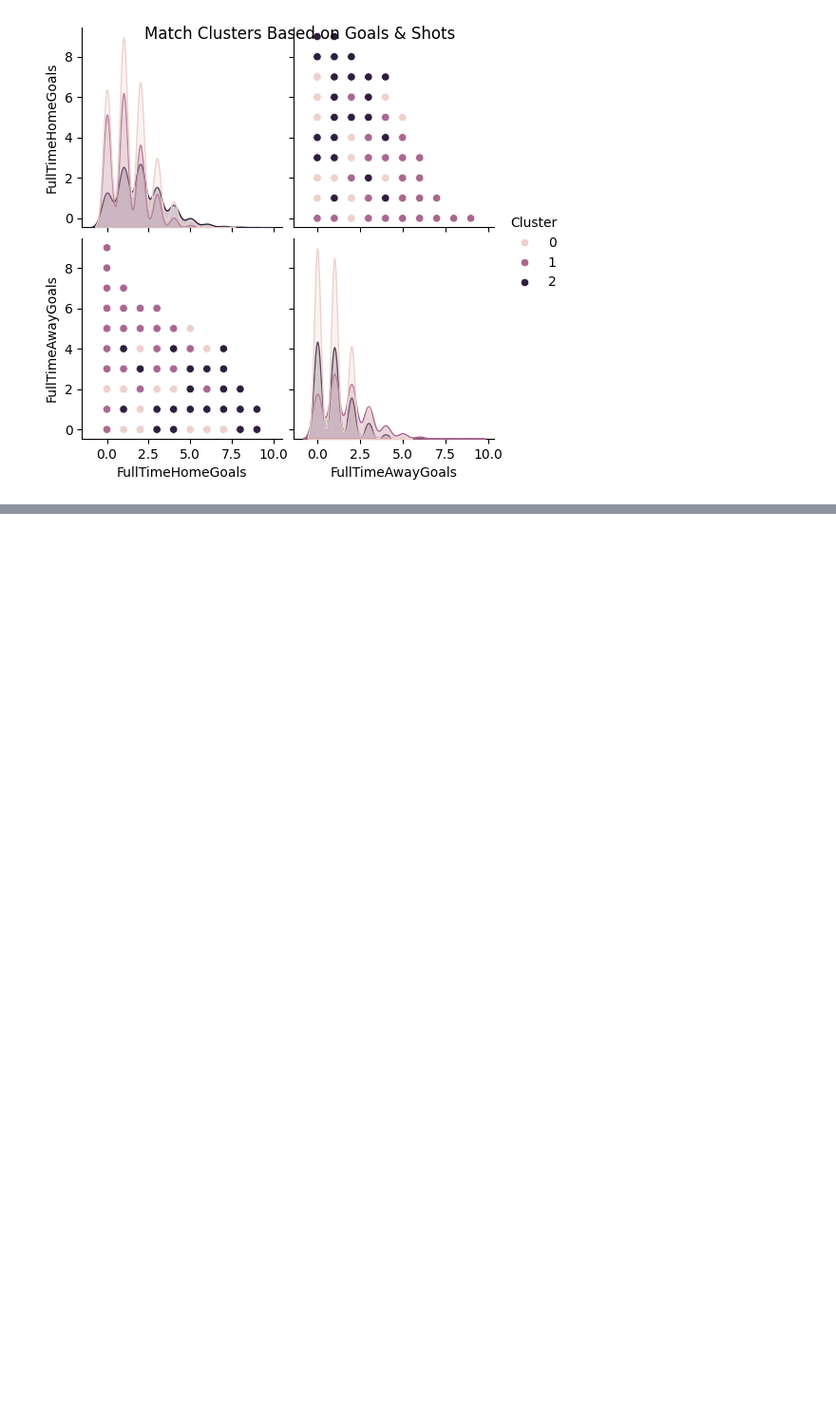
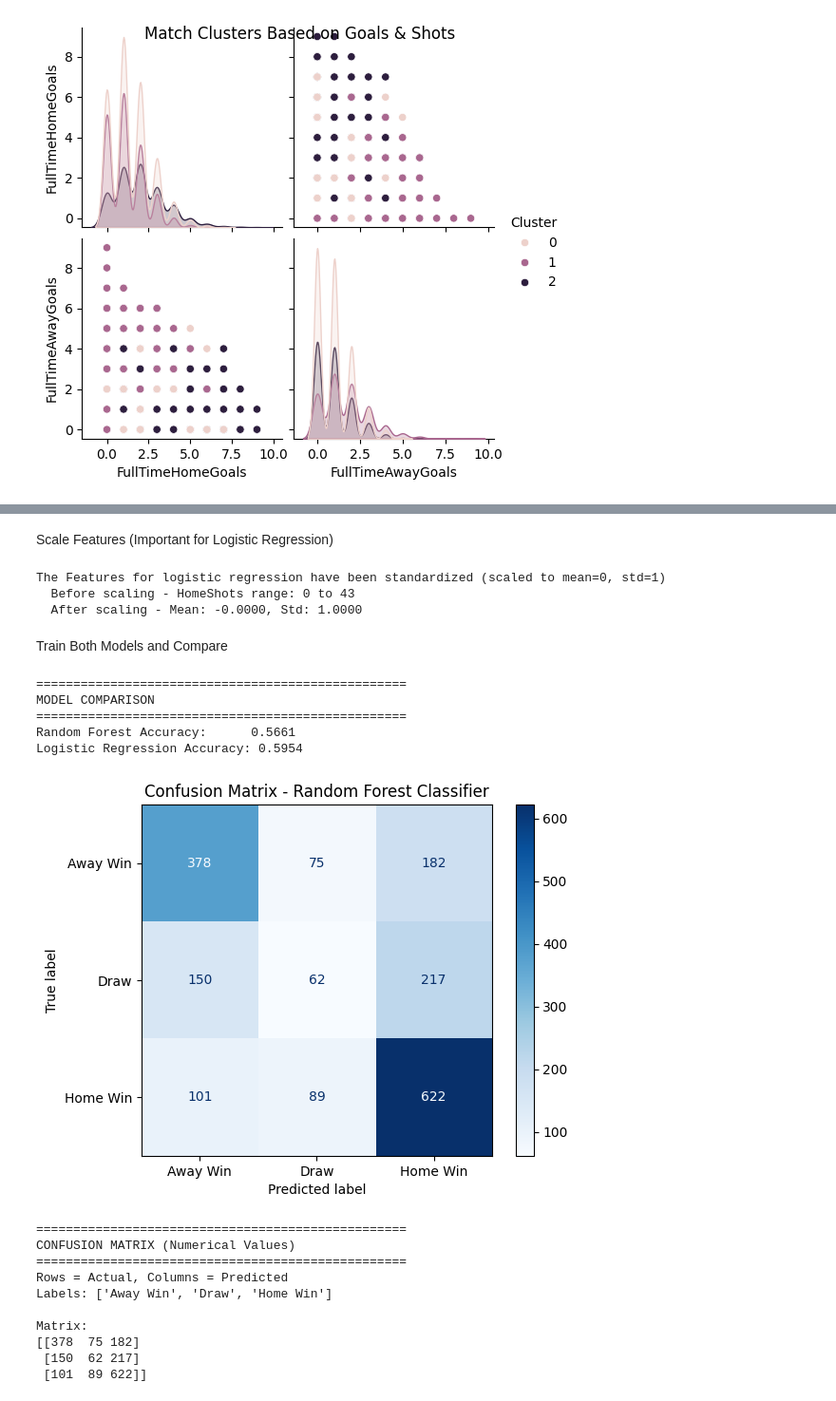
Before and after one commit to Alithani-compsc/Multi-Faceted_Analysis_of_English_Premier_League_Data-, a Jupyter notebook: Multi-Faceted Analysis of English Premier League Data.ipynb, the cells around one changed output, grey strips where cells are left out. Shown at 95% size. Drawn from its saved outputs; the diff is of its cells as text; code cells hidden in the pictures; blank space fills up the shorter version.

```diff
--- a/Multi-Faceted Analysis of English Premier League Data.ipynb
+++ b/Multi-Faceted Analysis of English Premier League Data.ipynb
@@ -403,5 +289,0 @@ Variables: ['Result', 'Home Win']
-# %%
-# Create Match Result and TotalGoals columns
-if 'FTHG' in df.columns and 'FTAG' in df.columns:
-    df['Result'] = df.apply(lambda row: 'Home Win' if row['FTHG'] > row['FTAG'] else 'Away Win' if row['FTHG'] < row['FTAG'] else 'Draw', axis=1)
-    df['TotalGoals'] = df['FTHG'] + df['FTAG']
@@ -504,0 +381,73 @@ https://books.google.com.my/books?hl=en&lr=&id=arEwEQAAQBAJ&oi=fnd&pg=PA37&dq=en
+# %% [markdown]
+Scale Features (Important for Logistic Regression)
+# %%
+# Scale features to have mean=0, std=1
+scaler = StandardScaler()
+X_train_scaled = scaler.fit_transform(X_train)
+X_test_scaled = scaler.transform(X_test)
+
+print("The Features for logistic regression have been standardized (scaled to mean=0, std=1)")
+print(f"  Before scaling - HomeShots range: {X_train['HomeShots'].min():.0f} to {X_train['HomeShots'].max():.0f}")
+print(f"  After scaling - Mean: {X_train_scaled[:,0].mean():.4f}, Std: {X_train_scaled[:,0].std():.4f}")
+# %% [output]
+The Features for logistic regression have been standardized (scaled to mean=0, std=1)
+  Before scaling - HomeShots range: 0 to 43
+  After scaling - Mean: -0.0000, Std: 1.0000
+# %% [markdown]
+Train Both Models and Compare
+# %%
+# Train Random Forest (good for non-linear patterns)
+rf_model = RandomForestClassifier(n_estimators=100, random_state=42)
+rf_model.fit(X_train_scaled, y_train)
+rf_pred = rf_model.predict(X_test_scaled)
+
+# Train Logistic Regression (simpler, more interpretable)
+lr_model = LogisticRegression(max_iter=1000, random_state=42)
+lr_model.fit(X_train_scaled, y_train)
+lr_pred = lr_model.predict(X_test_scaled)
+
+# Compare results
+print("\n" + "="*50)
+print("MODEL COMPARISON")
+print("="*50)
+print(f"Random Forest Accuracy:      {accuracy_score(y_test, rf_pred):.4f}")
+print(f"Logistic Regression Accuracy: {accuracy_score(y_test, lr_pred):.4f}")
+# %% [output]
+==================================================
+MODEL COMPARISON
+==================================================
+Random Forest Accuracy:      0.5661
+Logistic Regression Accuracy: 0.5954
+# %%
+# Get predictions from Random Forest
+rf_pred = rf_model.predict(X_test_scaled)
+
+# Create confusion matrix
+cm = confusion_matrix(y_test, rf_pred, labels=rf_model.classes_)
+
+# Display confusion matrix
+disp = ConfusionMatrixDisplay(confusion_matrix=cm, display_labels=rf_model.classes_)
+disp.plot(cmap='Blues')
+plt.title('Confusion Matrix - Random Forest Classifier')
+plt.show()
+
+# Print numerical values
+print("\n" + "="*50)
+print("CONFUSION MATRIX (Numerical Values)")
+print("="*50)
+print(f"Rows = Actual, Columns = Predicted")
+print(f"Labels: {list(rf_model.classes_)}")
+print("\nMatrix:")
+print(cm)
+# %% [output]
+[figure, added]
+==================================================
+CONFUSION MATRIX (Numerical Values)
+==================================================
+Rows = Actual, Columns = Predicted
+Labels: ['Away Win', 'Draw', 'Home Win']
+
+Matrix:
+[[378  75 182]
+ [150  62 217]
+ [101  89 622]]
```
Also changed, not shown: parts of 58 cells of this notebook.
